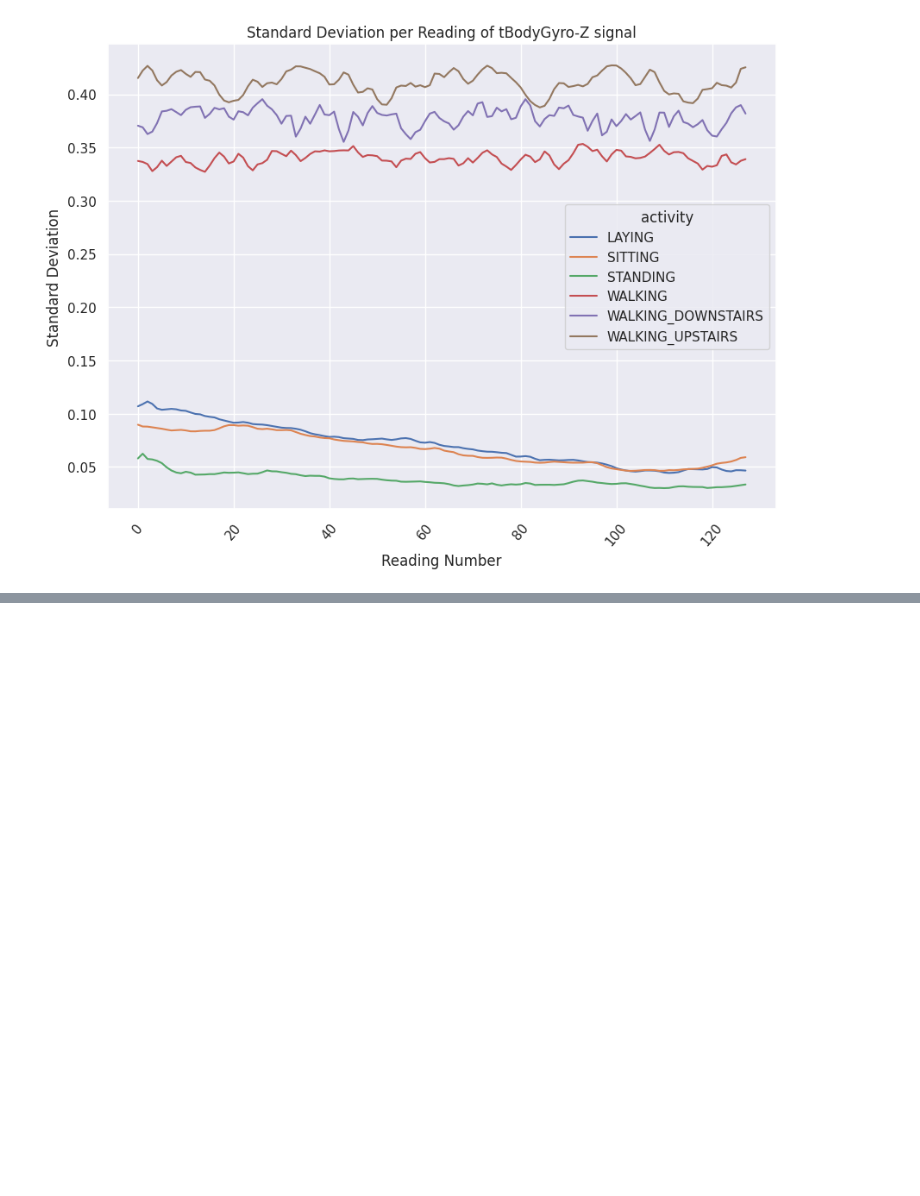
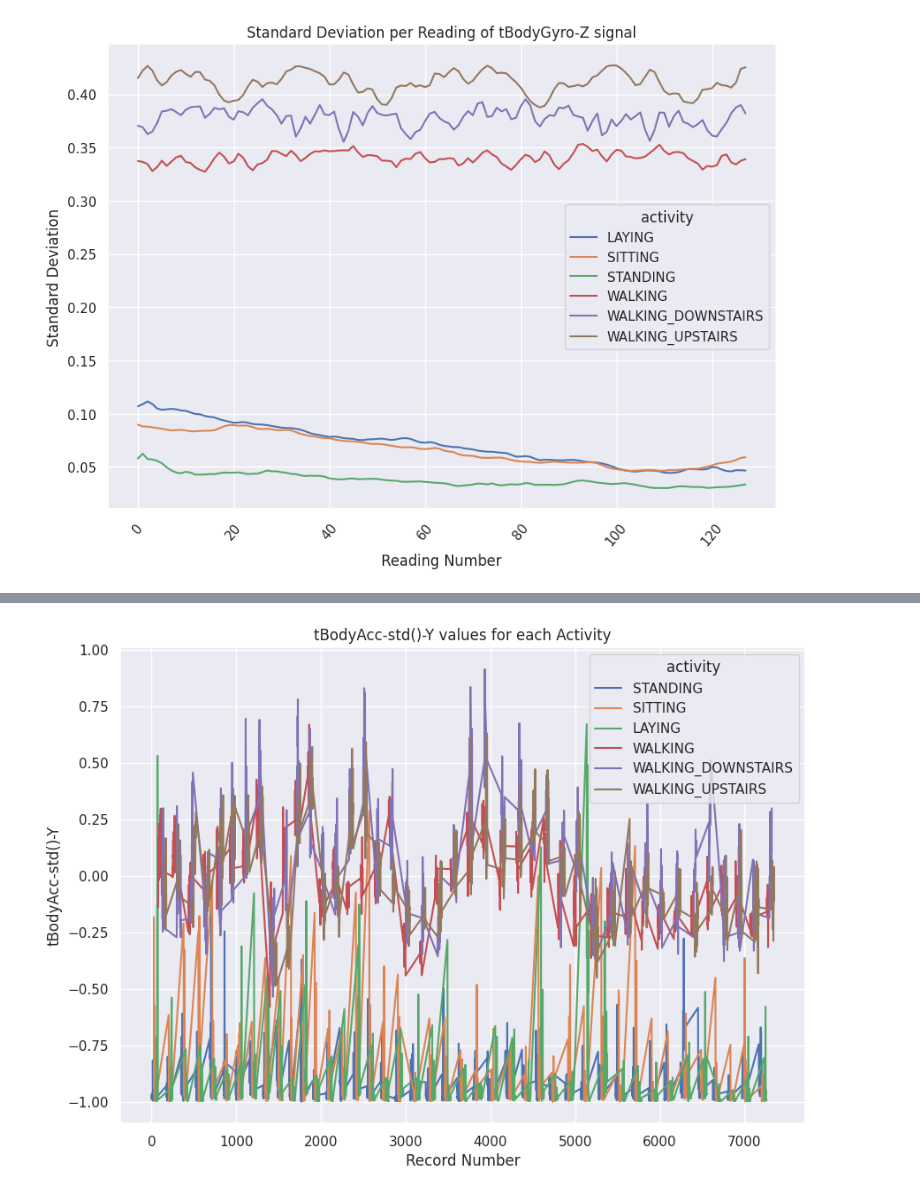
Before and after one commit to medhatfawzy/HAR, a Jupyter notebook: 2.EDA.ipynb, the cells around one changed output, grey strips where cells are left out. Saved outputs shown, nothing was run; the diff lists cells and outputs as text; code cells hidden in the pictures; blank space fills up the shorter version.

```diff
--- a/2.EDA.ipynb
+++ b/2.EDA.ipynb
@@ -269,0 +284,14 @@ plt.show()
+# %%
+plt.figure(figsize=(10, 7))
+plt.title("tBodyAcc-std()-Y values for each Activity", fontsize=12)
+plt.xlabel("Record Number")
+
+sns.lineplot(data=har_data,
+             x=har_data.index,
+             y="tBodyAcc-std()-Y",
+             hue="activity")
+
+
+plt.show()
+# %% [output]
+[figure, added]
```
Also changed, not shown: parts of 5 cells of this notebook.
